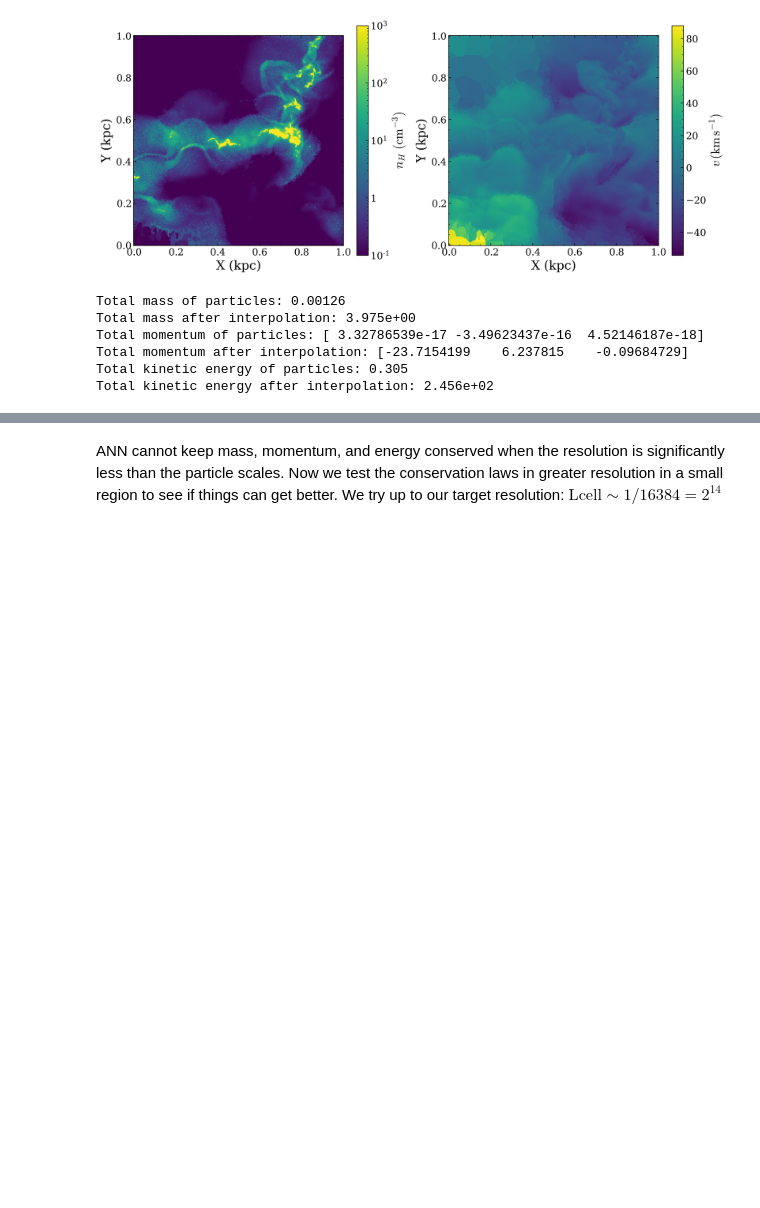
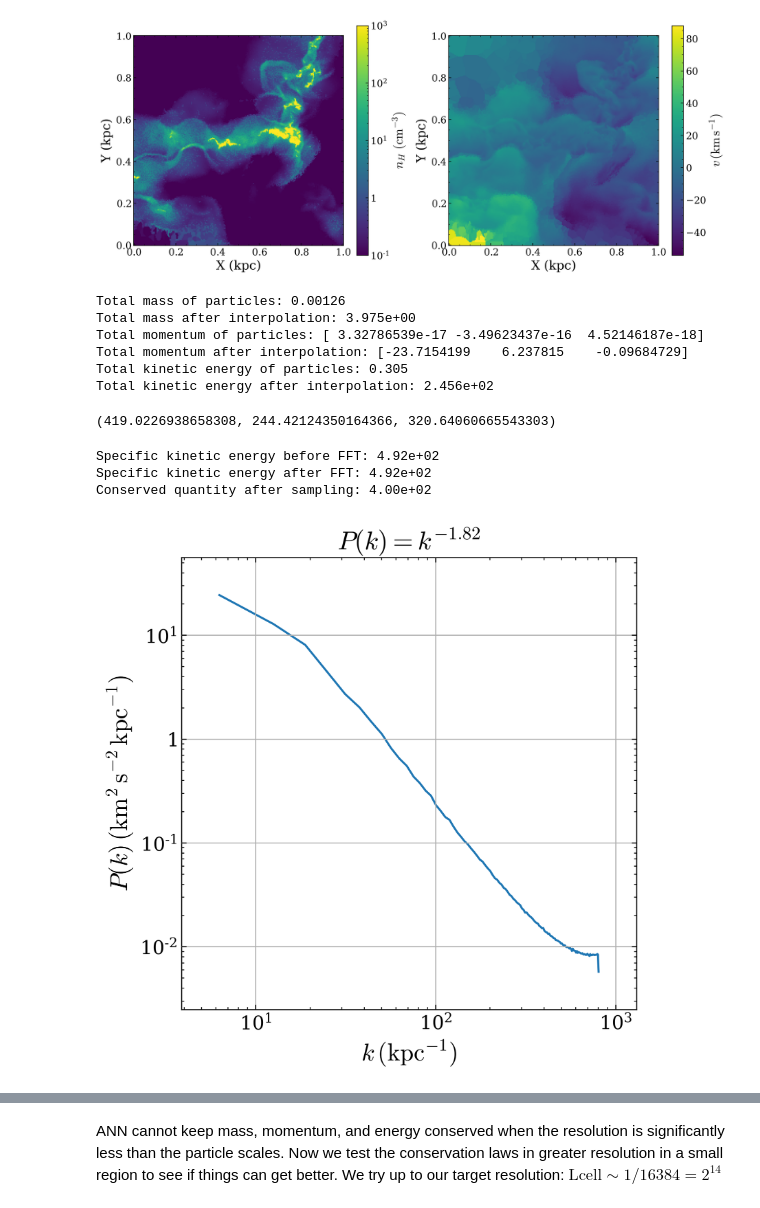
Before and after one commit to YujieH3/large-velocity-power-spectrum, a Jupyter notebook: debug_histoANN.ipynb, the cells around one changed output, grey strips where cells are left out. Drawn from its saved outputs; the diff is of its cells as text; code cells hidden in the pictures; blank space fills up the shorter version.

```diff
--- a/debug_histoANN.ipynb
+++ b/debug_histoANN.ipynb
@@ -43,6 +62,6 @@ plt.show()
 ## Interpolation: Histogram + ANN
 To first use histogram to combine the momentum and mass, divide to get velocity in each cell, then use approximate nearest neighbour to fill in the empty cells.
 # %%
-simField = simParticles.interp_to_field(Nsize=256, eps=0.5)
+simFieldANN = simParticles.interp_to_field(Nsize=256, eps=0.5)
 # %% [output]
 Interpolating velocity field...
@@ -71,3 +90,16 @@ Total momentum of particles: [ 3.32786539e-17 -3.49623437e-16  4.52146187e-18]
 Total momentum after interpolation: [-23.7154199    6.237815    -0.09684729]
 Total kinetic energy of particles: 0.305
 Total kinetic energy after interpolation: 2.456e+02
+# %%
+import numpy as np
+np.mean(simFieldANN.vx**2), np.mean(simFieldANN.vy**2), np.mean(simFieldANN.vz**2)
+# %% [output]
+(419.0226938658308, 244.42124350164366, 320.64060665543303)
+# %%
+powerSpctrm = simFieldANN.spctrm()
+powerSpctrm.peek()
+# %% [output]
+Specific kinetic energy before FFT: 4.92e+02
+Specific kinetic energy after FFT: 4.92e+02
+Conserved quantity after sampling: 4.00e+02
+[figure, added]
```
Also changed, not shown: parts of 9 cells of this notebook.
